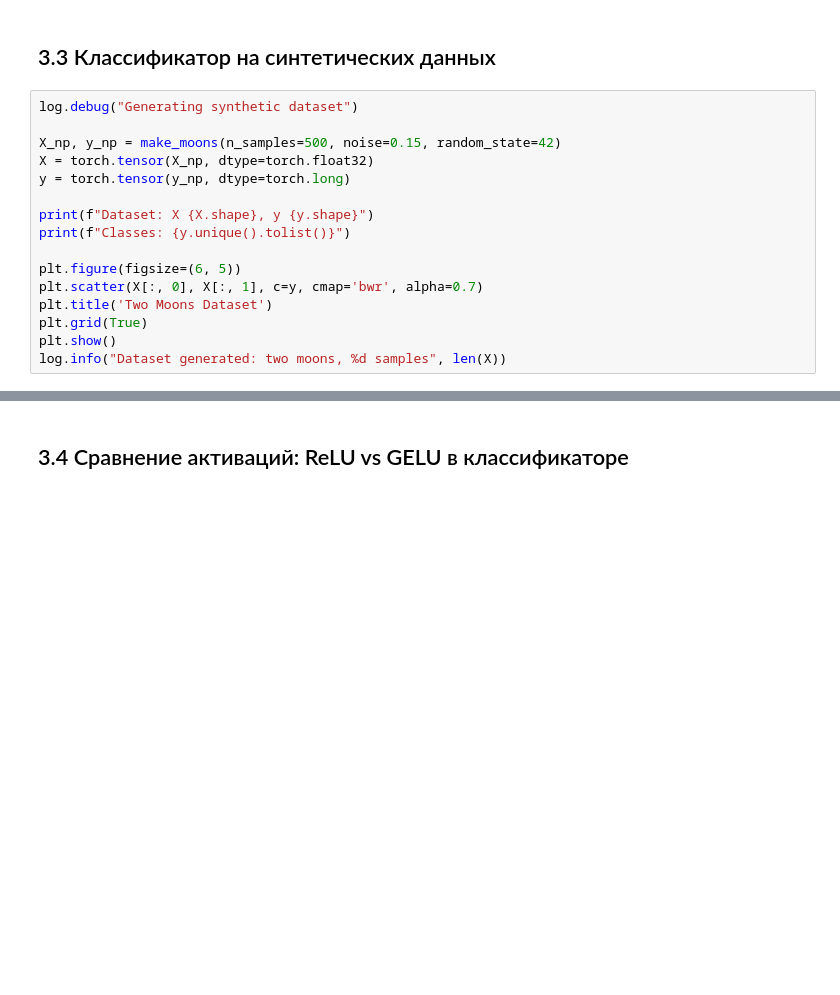
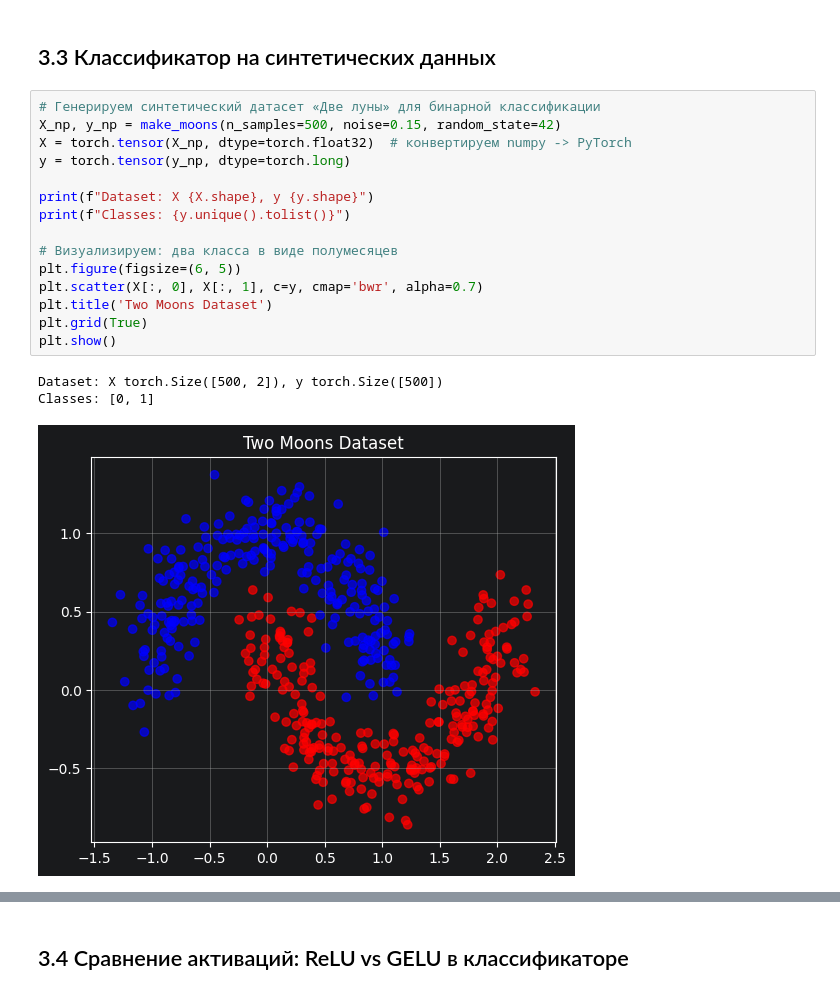
Before and after one commit to plsdemo0/transformer_learning, a Jupyter notebook: notebooks/03_linear_layers_and_activations.ipynb, the cells around one changed output, grey strips where cells are left out. Cells and saved outputs as stored; diff of their text form; blank space fills up the shorter version.

```diff
--- a/notebooks/03_linear_layers_and_activations.ipynb
+++ b/notebooks/03_linear_layers_and_activations.ipynb
@@ -86,19 +106,22 @@ log.info("GELU vs ReLU comparison shown")
 # %% [markdown]
 ## 3.3 Классификатор на синтетических данных
 # %%
-log.debug("Generating synthetic dataset")
-
+# Генерируем синтетический датасет «Две луны» для бинарной классификации
 X_np, y_np = make_moons(n_samples=500, noise=0.15, random_state=42)
-X = torch.tensor(X_np, dtype=torch.float32)
+X = torch.tensor(X_np, dtype=torch.float32)  # конвертируем numpy -> PyTorch
 y = torch.tensor(y_np, dtype=torch.long)
 
 print(f"Dataset: X {X.shape}, y {y.shape}")
 print(f"Classes: {y.unique().tolist()}")
 
+# Визуализируем: два класса в виде полумесяцев
 plt.figure(figsize=(6, 5))
 plt.scatter(X[:, 0], X[:, 1], c=y, cmap='bwr', alpha=0.7)
 plt.title('Two Moons Dataset')
 plt.grid(True)
 plt.show()
-log.info("Dataset generated: two moons, %d samples", len(X))
+# %% [output]
+Dataset: X torch.Size([500, 2]), y torch.Size([500])
+Classes: [0, 1]
+[figure, added]
 # %%
```
Also changed, not shown: parts of 9 cells of this notebook, 22 other files.
